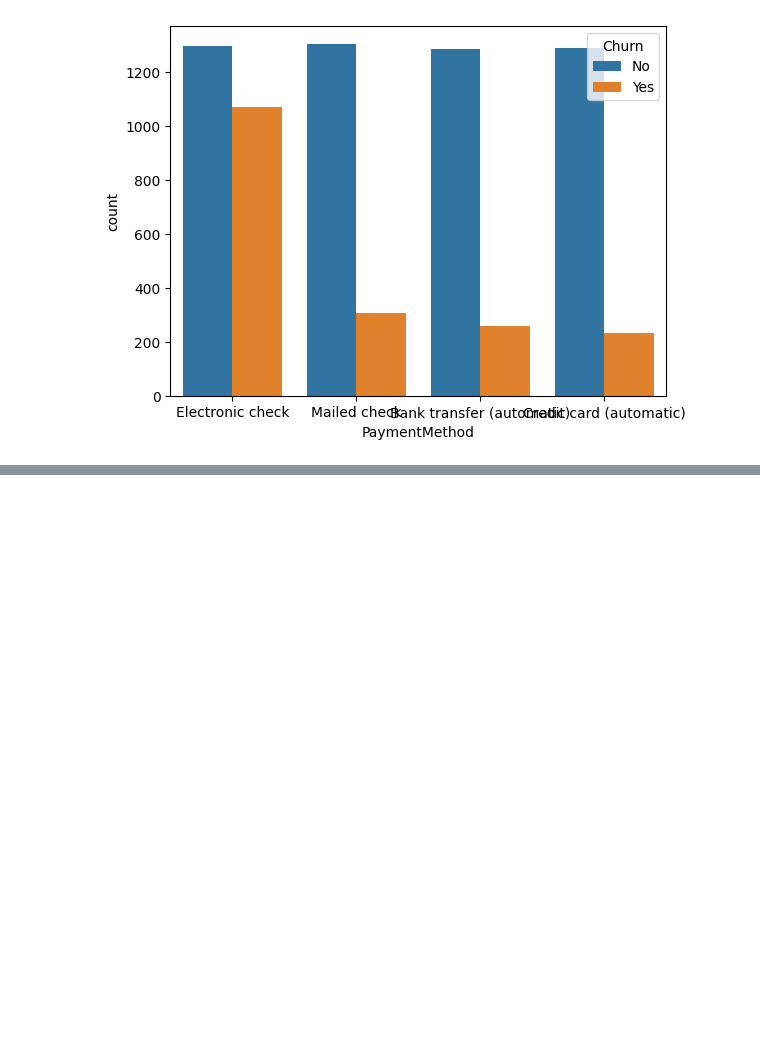
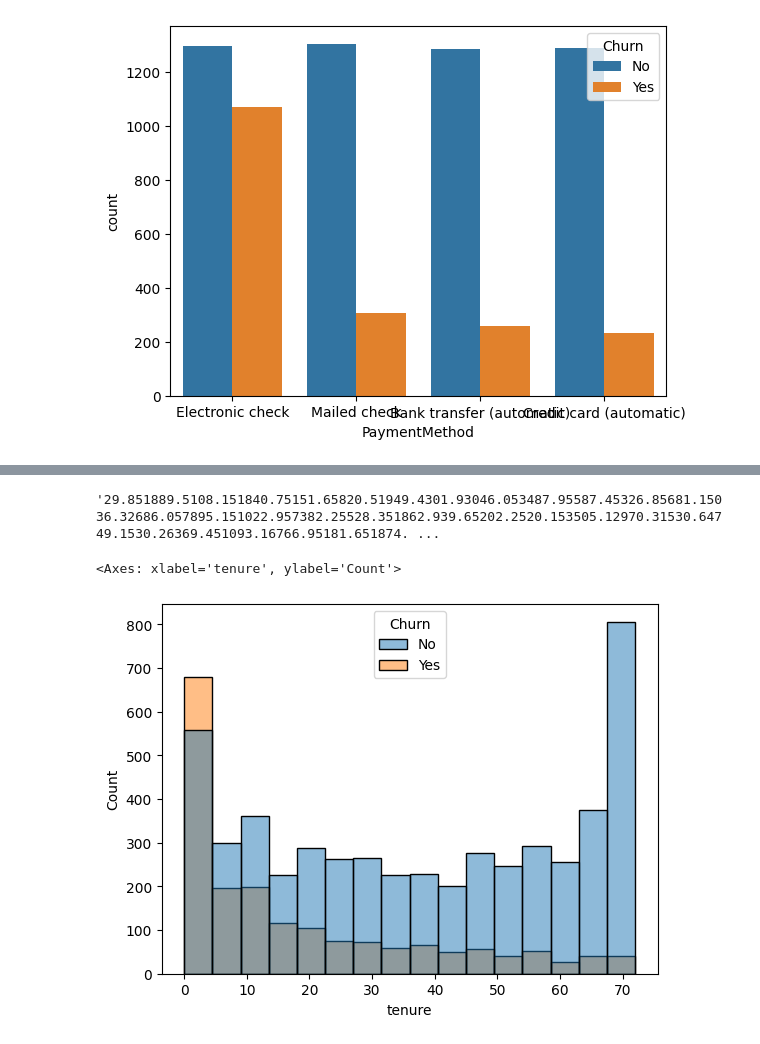
Before and after one commit to umarayaan/telco-customer-churn, a Jupyter notebook: telco.ipynb, the cells around one changed output, grey strips where cells are left out. Cells and saved outputs as stored; diff of their text form; code cells hidden in the pictures; blank space fills up the shorter version.

```diff
--- a/telco.ipynb
+++ b/telco.ipynb
@@ -162,0 +186,9 @@ sns.scatterplot(x=df.TotalCharges,y=df. ) ## customers with higher total charges
+# %%
+df['TotalCharges'].unique().sum()## there are some non numeric values in the TotalCharges column which need to be handled before analysis
+# %% [output]
+'29.851889.5108.151840.75151.65820.51949.4301.93046.053487.95587.45326.85681.15036.32686.057895.151022.957382.25528.351862.939.65202.2520.153505.12970.31530.64749.1530.26369.451093.16766.95181.651874. ...
+# %%
+sns.histplot(x=df.tenure,hue=df.Churn) ## customers with shorter tenure are more likely to churn than those with longer tenur
+# %% [output]
+<Axes: xlabel='tenure', ylabel='Count'>
+[figure, added]
```
Also changed, not shown: parts of 54 cells of this notebook.
